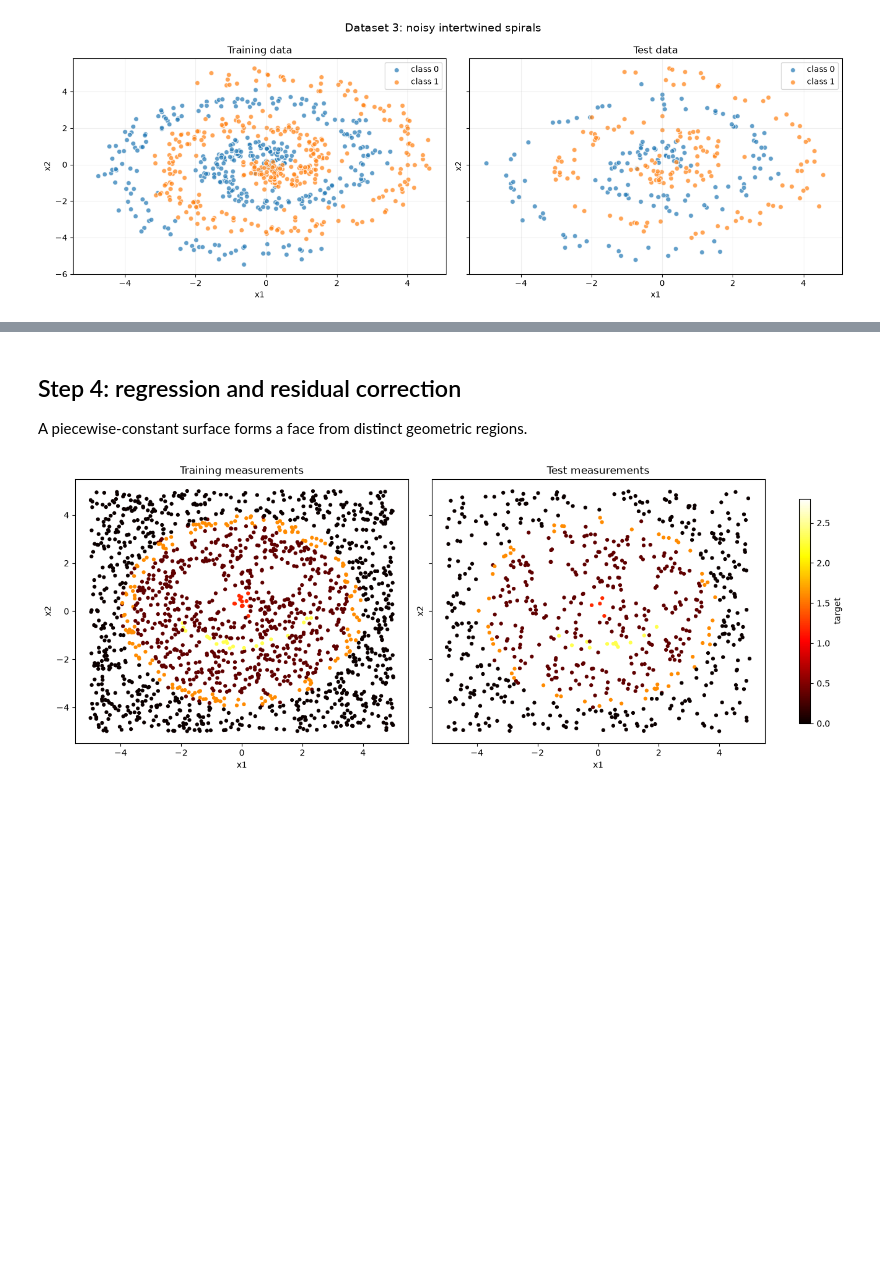
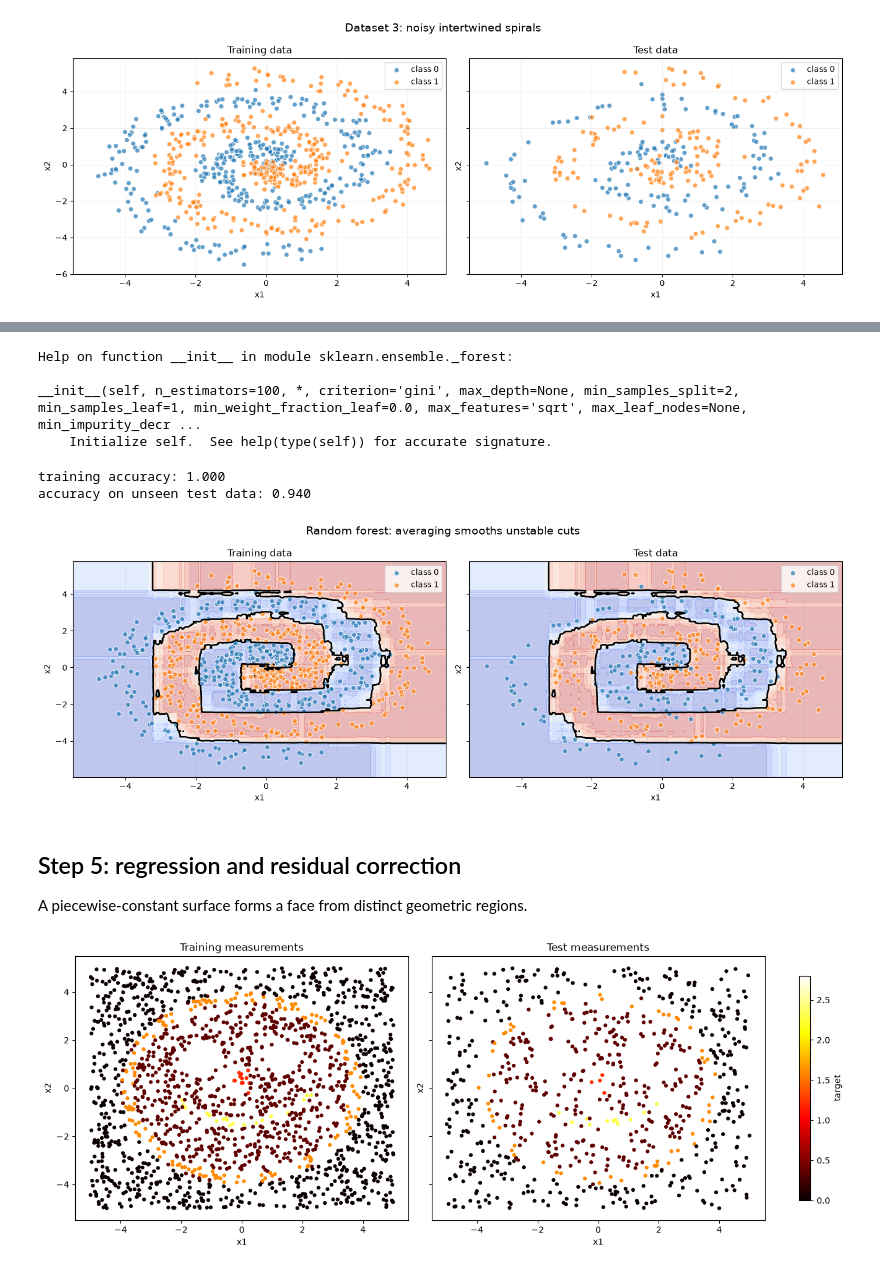
Before and after one commit to ai-with-guy/Intro-to-practical-AI-course, a Jupyter notebook: 2. machine learning/machine_learning.ipynb, the cells around one changed output, grey strips where cells are left out. Drawn from its saved outputs; the diff is of its cells as text; code cells hidden in the pictures; blank space fills up the shorter version.

```diff
--- a/2. machine learning/machine_learning.ipynb
+++ b/2. machine learning/machine_learning.ipynb
@@ -175,5 +272,25 @@ accuracy on unseen test data: 0.943
+# %%
+help(RandomForestClassifier.__init__)
+# %% [output]
+Help on function __init__ in module sklearn.ensemble._forest:
+
+__init__(self, n_estimators=100, *, criterion='gini', max_depth=None, min_samples_split=2, min_samples_leaf=1, min_weight_fraction_leaf=0.0, max_features='sqrt', max_leaf_nodes=None, min_impurity_decr ...
+    Initialize self.  See help(type(self)) for accurate signature.
+# %%
+# Solution
+spiral_forest = RandomForestClassifier(random_state=23,n_estimators=50,max_depth=18, n_jobs=-1)
+spiral_forest.fit(spiral_train[FEATURES_2D], spiral_train["class"])
+forest_train_predictions = spiral_forest.predict(spiral_train[FEATURES_2D])
+forest_test_predictions = spiral_forest.predict(spiral_test[FEATURES_2D])
+print(f"training accuracy: {accuracy_score(spiral_train['class'], forest_train_predictions):.3f}")
+print(f"accuracy on unseen test data: {accuracy_score(spiral_test['class'], forest_test_predictions):.3f}")
+display_classifications(spiral_forest, spiral_train, "Random forest: averaging smooths unstable cuts", test=spiral_test)
+# %% [output]
+training accuracy: 1.000
+accuracy on unseen test data: 0.940
+[figure, added]
 # %% [markdown]
-## Step 4: regression and residual correction
+## Step 5: regression and residual correction
 A piecewise-constant surface forms a face from distinct geometric regions.
 # %%
 regression_data = pd.read_csv("data4_regression.csv")
```
Also changed, not shown: parts of 30 cells of this notebook, 4 other files.
